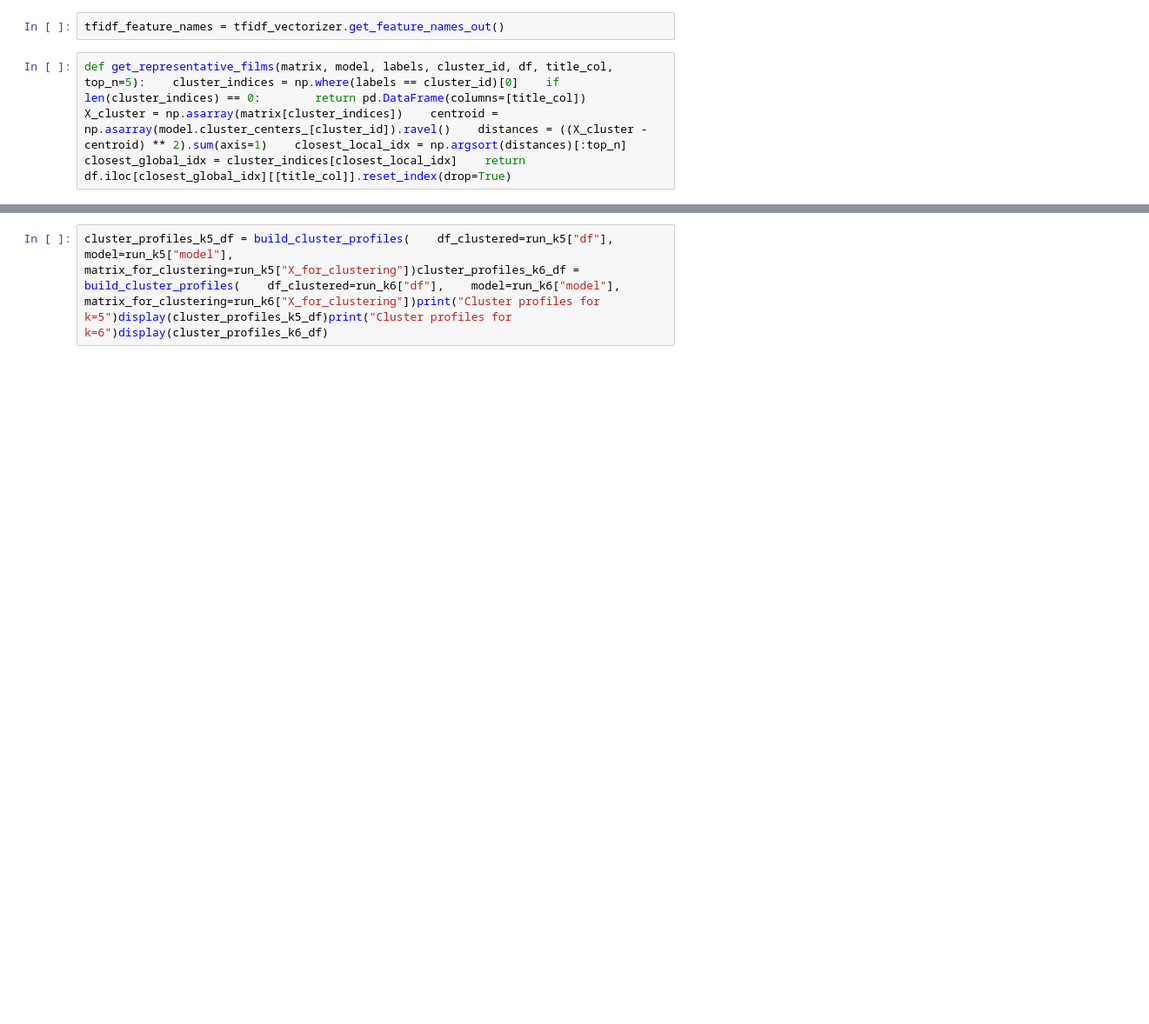
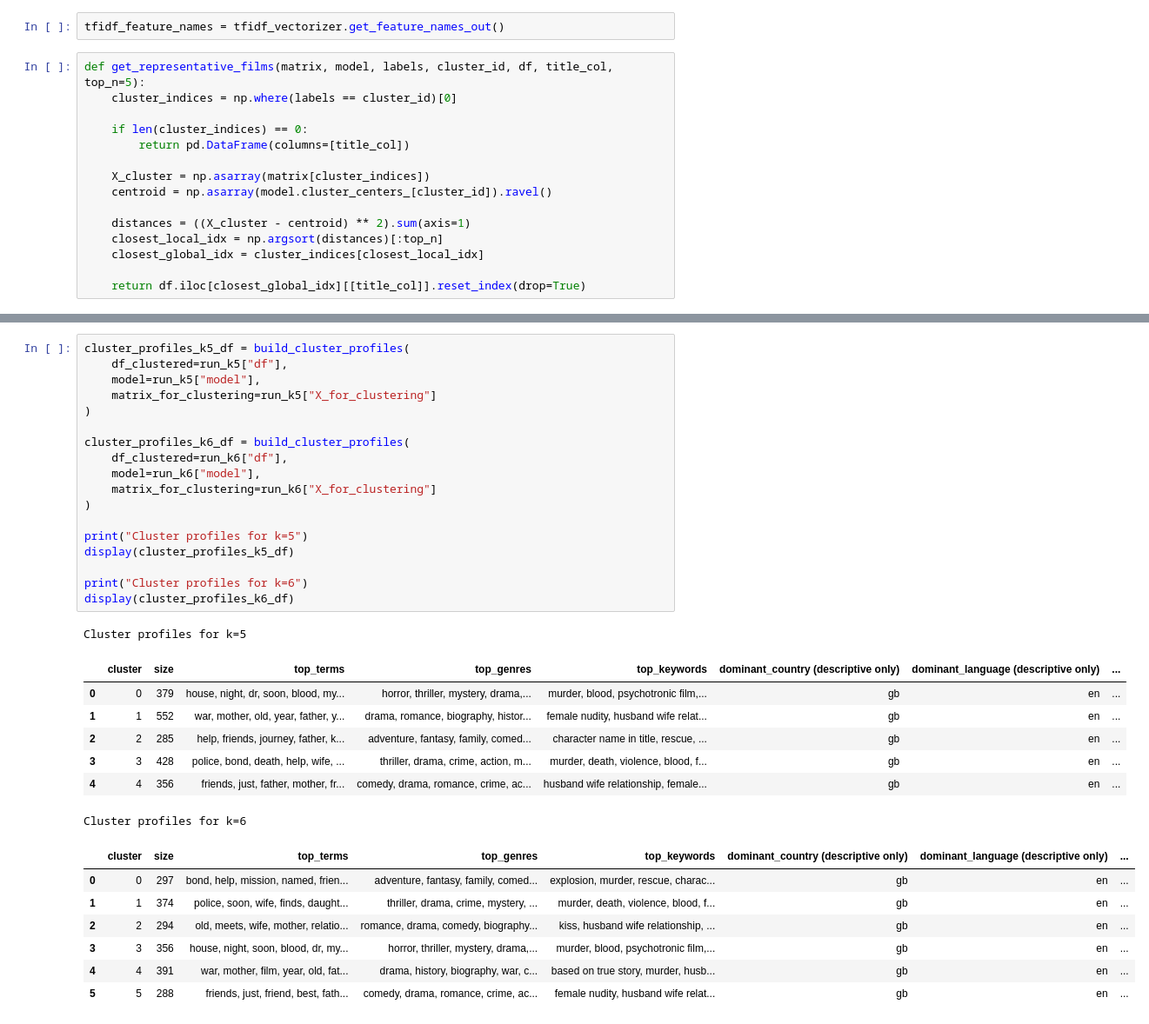
Before and after one commit to GeorgiosLoulakis/Analytics2Action, a Jupyter notebook: notebooks/text-clustering/02_tfidf_to_clustering_content_only.ipynb, the cells around one changed output, grey strips where cells are left out. Shown at 87% size. Cells and saved outputs as stored; diff of their text form; blank space fills up the shorter version.

```diff
--- a/notebooks/text-clustering/02_tfidf_to_clustering_content_only.ipynb
+++ b/notebooks/text-clustering/02_tfidf_to_clustering_content_only.ipynb
@@ -39,5 +360,18 @@ fig, axes = plt.subplots(1, 2, figsize=(14, 4))axes[0].bar(run_k5["cluster_sizes
 # %%
 tfidf_feature_names = tfidf_vectorizer.get_feature_names_out()
 # %%
-def get_representative_films(matrix, model, labels, cluster_id, df, title_col, top_n=5):    cluster_indices = np.where(labels == cluster_id)[0]    if len(cluster_indices) == 0:        return pd.DataFrame(columns=[title_col])    X_cluster = np.asarray(matrix[cluster_indices])    centroid = np.asarray(model.cluster_centers_[cluster_id]).ravel()    distances = ((X_cluster - centroid) ** 2).sum(axis=1)    closest_local_idx = np.argsort(distances)[:top_n]    closest_global_idx = cluster_indices[closest_local_idx]    return df.iloc[closest_global_idx][[title_col]].reset_index(drop=True)
+def get_representative_films(matrix, model, labels, cluster_id, df, title_col, top_n=5):
+    cluster_indices = np.where(labels == cluster_id)[0]
+
+    if len(cluster_indices) == 0:
+        return pd.DataFrame(columns=[title_col])
+
+    X_cluster = np.asarray(matrix[cluster_indices])
+    centroid = np.asarray(model.cluster_centers_[cluster_id]).ravel()
+
+    distances = ((X_cluster - centroid) ** 2).sum(axis=1)
+    closest_local_idx = np.argsort(distances)[:top_n]
+    closest_global_idx = cluster_indices[closest_local_idx]
+
+    return df.iloc[closest_global_idx][[title_col]].reset_index(drop=True)
 # %%
@@ -45,3 +499,35 @@ def safe_parse_list(value):    if isinstance(value, list):        return value
 # %%
-cluster_profiles_k5_df = build_cluster_profiles(    df_clustered=run_k5["df"],    model=run_k5["model"],    matrix_for_clustering=run_k5["X_for_clustering"])cluster_profiles_k6_df = build_cluster_profiles(    df_clustered=run_k6["df"],    model=run_k6["model"],    matrix_for_clustering=run_k6["X_for_clustering"])print("Cluster profiles for k=5")display(cluster_profiles_k5_df)print("Cluster profiles for k=6")display(cluster_profiles_k6_df)
+cluster_profiles_k5_df = build_cluster_profiles(
+    df_clustered=run_k5["df"],
+    model=run_k5["model"],
+    matrix_for_clustering=run_k5["X_for_clustering"]
+)
+
+cluster_profiles_k6_df = build_cluster_profiles(
+    df_clustered=run_k6["df"],
+    model=run_k6["model"],
+    matrix_for_clustering=run_k6["X_for_clustering"]
+)
+
+print("Cluster profiles for k=5")
+display(cluster_profiles_k5_df)
+
+print("Cluster profiles for k=6")
+display(cluster_profiles_k6_df)
+# %% [output]
+Cluster profiles for k=5
+|  | cluster | size | top_terms | top_genres | top_keywords | dominant_country (descriptive only) | dominant_language (descriptive only) | ... |
+| 0 | 0 | 379 | house, night, dr, soon, blood, my... | horror, thriller, mystery, drama,... | murder, blood, psychotronic film,... | gb | en | ... |
+| 1 | 1 | 552 | war, mother, old, year, father, y... | drama, romance, biography, histor... | female nudity, husband wife relat... | gb | en | ... |
+| 2 | 2 | 285 | help, friends, journey, father, k... | adventure, fantasy, family, comed... | character name in title, rescue, ... | gb | en | ... |
+| 3 | 3 | 428 | police, bond, death, help, wife, ... | thriller, drama, crime, action, m... | murder, death, violence, blood, f... | gb | en | ... |
+| 4 | 4 | 356 | friends, just, father, mother, fr... | comedy, drama, romance, crime, ac... | husband wife relationship, female... | gb | en | ... |
+Cluster profiles for k=6
+|  | cluster | size | top_terms | top_genres | top_keywords | dominant_country (descriptive only) | dominant_language (descriptive only) | ... |
+| 0 | 0 | 297 | bond, help, mission, named, frien... | adventure, fantasy, family, comed... | explosion, murder, rescue, charac... | gb | en | ... |
+| 1 | 1 | 374 | police, soon, wife, finds, daught... | thriller, drama, crime, mystery, ... | murder, death, violence, blood, f... | gb | en | ... |
+| 2 | 2 | 294 | old, meets, wife, mother, relatio... | romance, drama, comedy, biography... | kiss, husband wife relationship, ... | gb | en | ... |
+| 3 | 3 | 356 | house, night, soon, blood, dr, my... | horror, thriller, mystery, drama,... | murder, blood, psychotronic film,... | gb | en | ... |
+| 4 | 4 | 391 | war, mother, film, year, old, fat... | drama, history, biography, war, c... | based on true story, murder, husb... | gb | en | ... |
+| 5 | 5 | 288 | friends, just, friend, best, fath... | comedy, drama, romance, crime, ac... | female nudity, husband wife relat... | gb | en | ... |
 # %% [markdown]
```
Also changed, not shown: parts of 41 cells of this notebook, 10 other files.
